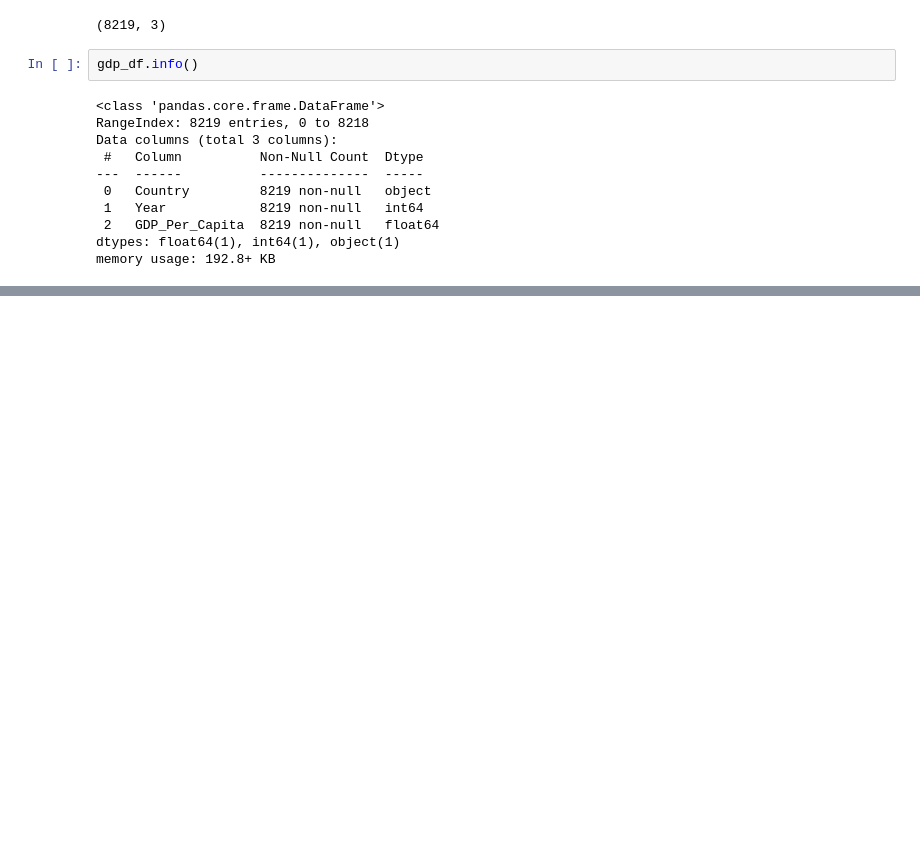
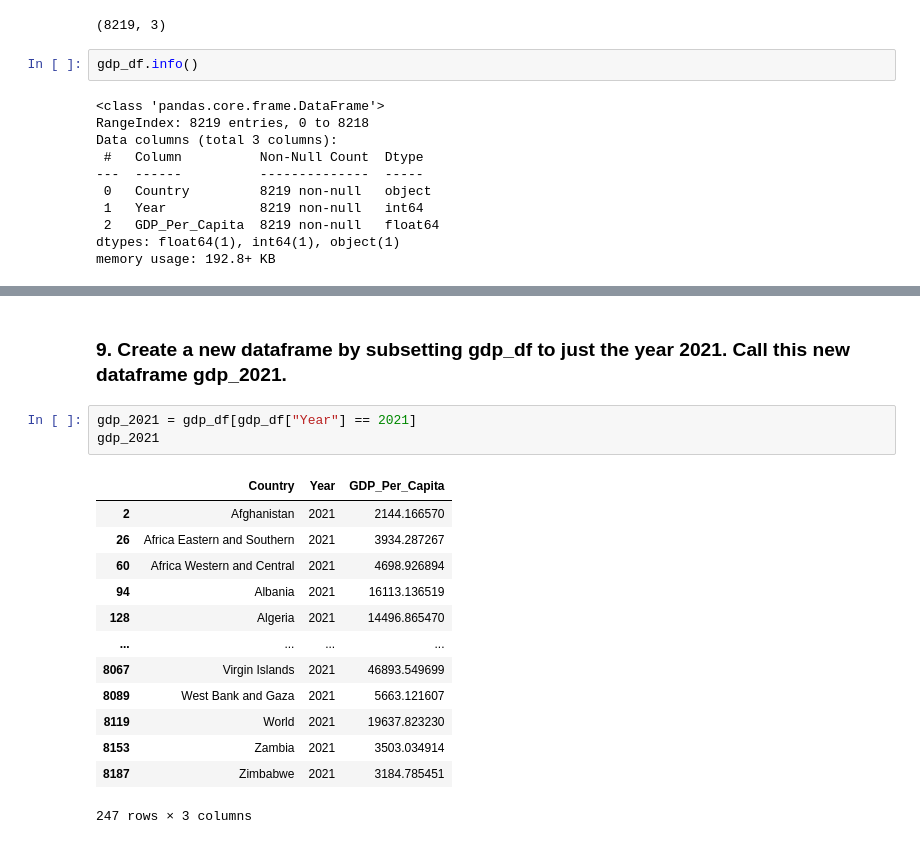
Before and after one commit to nss-data-science-cohort-9/un-exploration-shannequin, a Jupyter notebook: notebooks/UN_Data_Exploration.ipynb, the cells around one changed output, grey strips where cells are left out. Cells and saved outputs as stored; diff of their text form; blank space fills up the shorter version.

```diff
--- a/notebooks/UN_Data_Exploration.ipynb
+++ b/notebooks/UN_Data_Exploration.ipynb
@@ -160,0 +142,19 @@ https://plotly.com/python/plotly-express/.
+# %% [markdown]
+### 9. Create a new dataframe by subsetting gdp_df to just the year 2021. Call this new dataframe gdp_2021.
+# %%
+gdp_2021 = gdp_df[gdp_df["Year"] == 2021]
+gdp_2021
+# %% [output]
+|  | Country | Year | GDP_Per_Capita |
+| 2 | Afghanistan | 2021 | 2144.166570 |
+| 26 | Africa Eastern and Southern | 2021 | 3934.287267 |
+| 60 | Africa Western and Central | 2021 | 4698.926894 |
+| 94 | Albania | 2021 | 16113.136519 |
+| 128 | Algeria | 2021 | 14496.865470 |
+| ... | ... | ... | ... |
+| 8067 | Virgin Islands | 2021 | 46893.549699 |
+| 8089 | West Bank and Gaza | 2021 | 5663.121607 |
+| 8119 | World | 2021 | 19637.823230 |
+| 8153 | Zambia | 2021 | 3503.034914 |
+| 8187 | Zimbabwe | 2021 | 3184.785451 |
+247 rows × 3 columns
```
Also changed, not shown: parts of 17 cells of this notebook.
